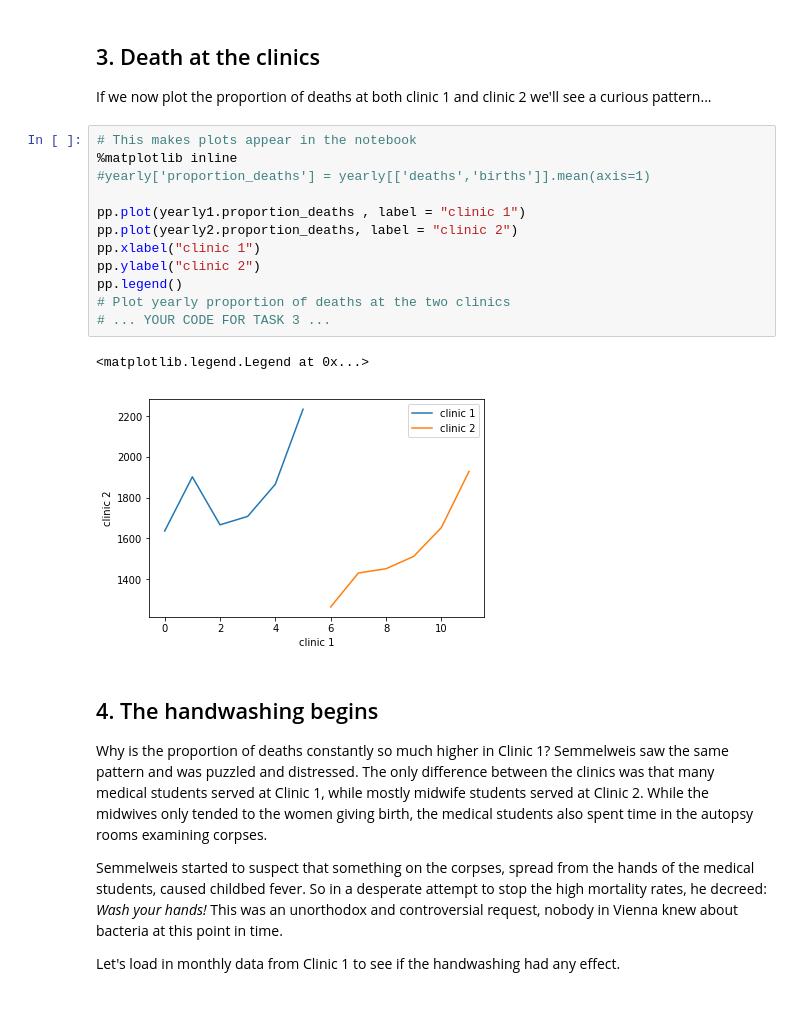
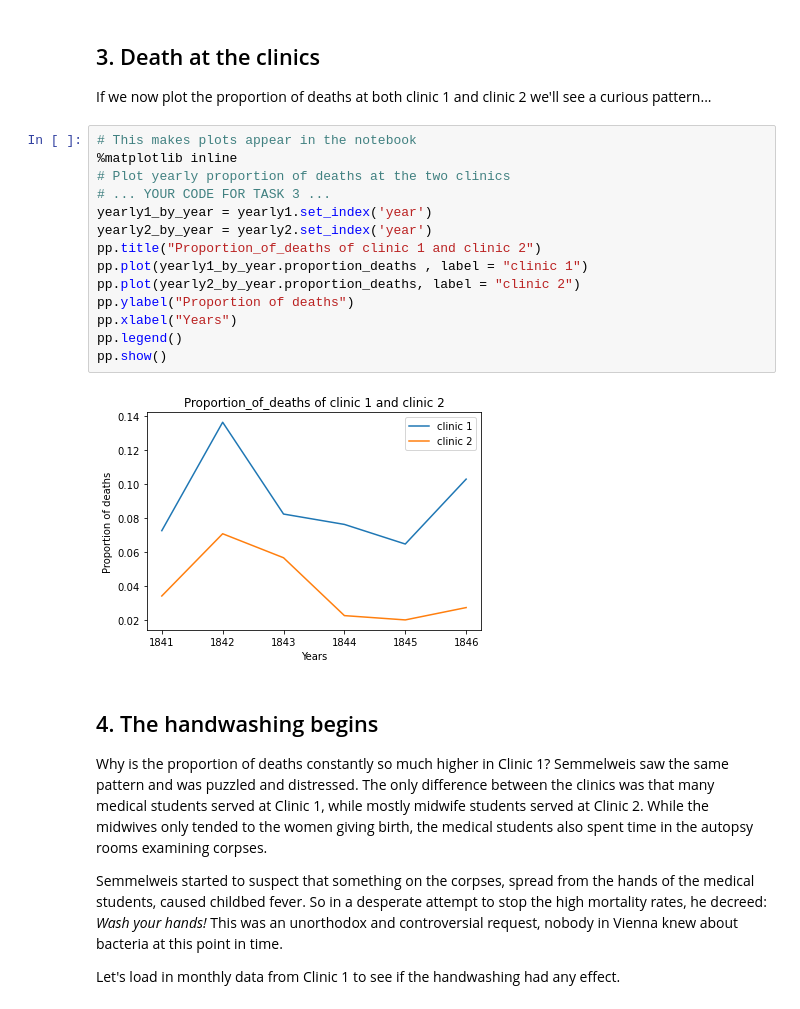
Before and after one commit to Shahnawaz313/Technocolabs-Internship-Projects, a Jupyter notebook: Mini Project 1/notebook.ipynb, the cells around one changed output. Saved outputs shown, nothing was run; the diff lists cells and outputs as text.

```diff
--- a/Mini Project 1/notebook.ipynb
+++ b/Mini Project 1/notebook.ipynb
@@ -59,21 +59,22 @@ yearly1
 # %% [markdown]
 ## 3. Death at the clinics
 <p>If we now plot the proportion of deaths at both clinic 1 and clinic 2  we'll see a curious pattern...</p>
-# %%
-# This makes plots appear in the notebook
-%matplotlib inline
-#yearly['proportion_deaths'] = yearly[['deaths','births']].mean(axis=1)
-
-pp.plot(yearly1.proportion_deaths , label = "clinic 1")
-pp.plot(yearly2.proportion_deaths, label = "clinic 2")
-pp.xlabel("clinic 1")
-pp.ylabel("clinic 2")
-pp.legend()
-# Plot yearly proportion of deaths at the two clinics
-# ... YOUR CODE FOR TASK 3 ...
-# %% [output]
-<matplotlib.legend.Legend at 0x...>
-[figure, removed]
+# %%
+# This makes plots appear in the notebook
+%matplotlib inline
+# Plot yearly proportion of deaths at the two clinics
+# ... YOUR CODE FOR TASK 3 ...
+yearly1_by_year = yearly1.set_index('year')
+yearly2_by_year = yearly2.set_index('year')
+pp.title("Proportion_of_deaths of clinic 1 and clinic 2")
+pp.plot(yearly1_by_year.proportion_deaths , label = "clinic 1")
+pp.plot(yearly2_by_year.proportion_deaths, label = "clinic 2")
+pp.ylabel("Proportion of deaths")
+pp.xlabel("Years")
+pp.legend()
+pp.show()
+# %% [output]
+[figure, added]
 # %% [markdown]
 ## 4. The handwashing begins
 <p>Why is the proportion of deaths constantly so much higher in Clinic 1? Semmelweis saw the same pattern and was puzzled and distressed. The only difference between the clinics was that many medical students served at Clinic 1, while mostly midwife students served at Clinic 2. While the midwives only tended to the women giving birth, the medical students also spent time in the autopsy rooms examining corpses. </p>
```
Also changed, not shown: parts of 7 cells of this notebook.
